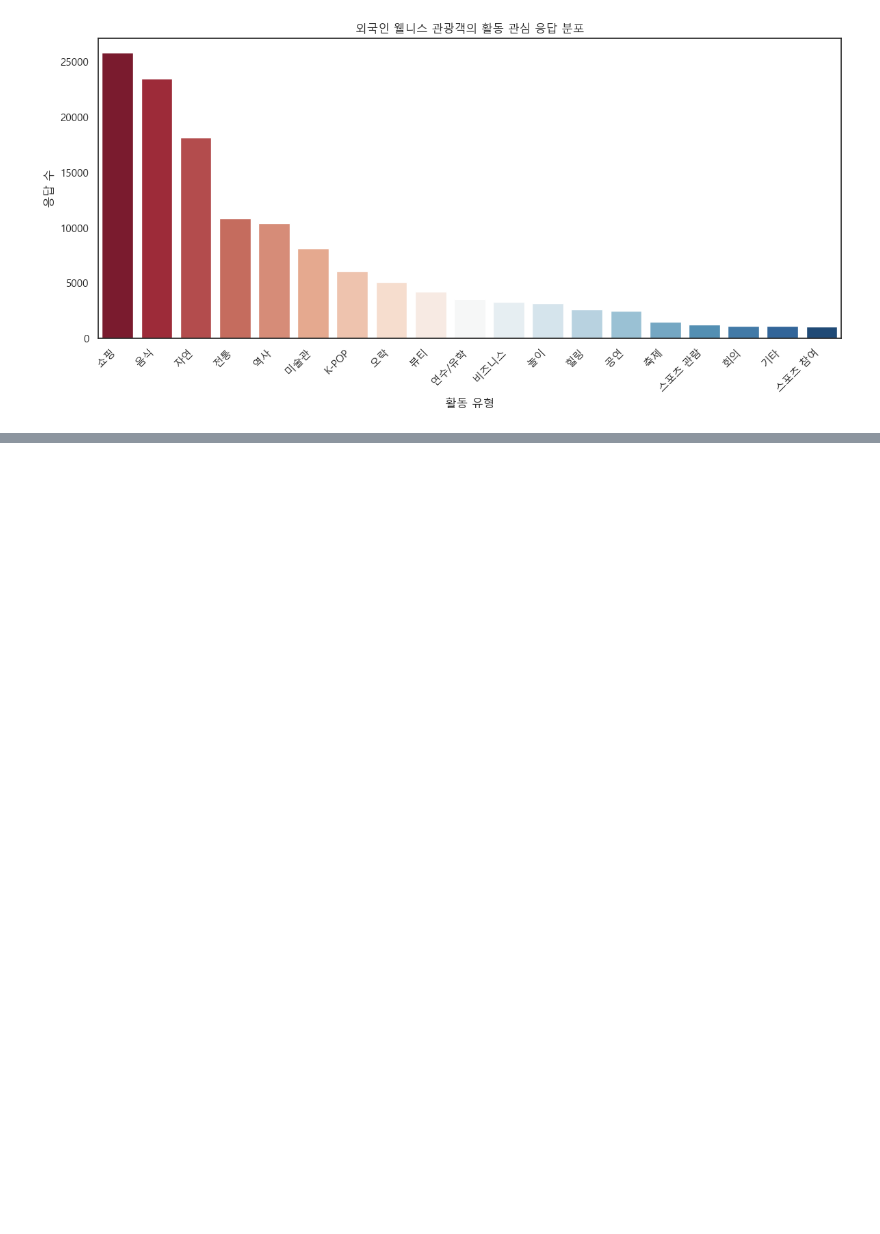
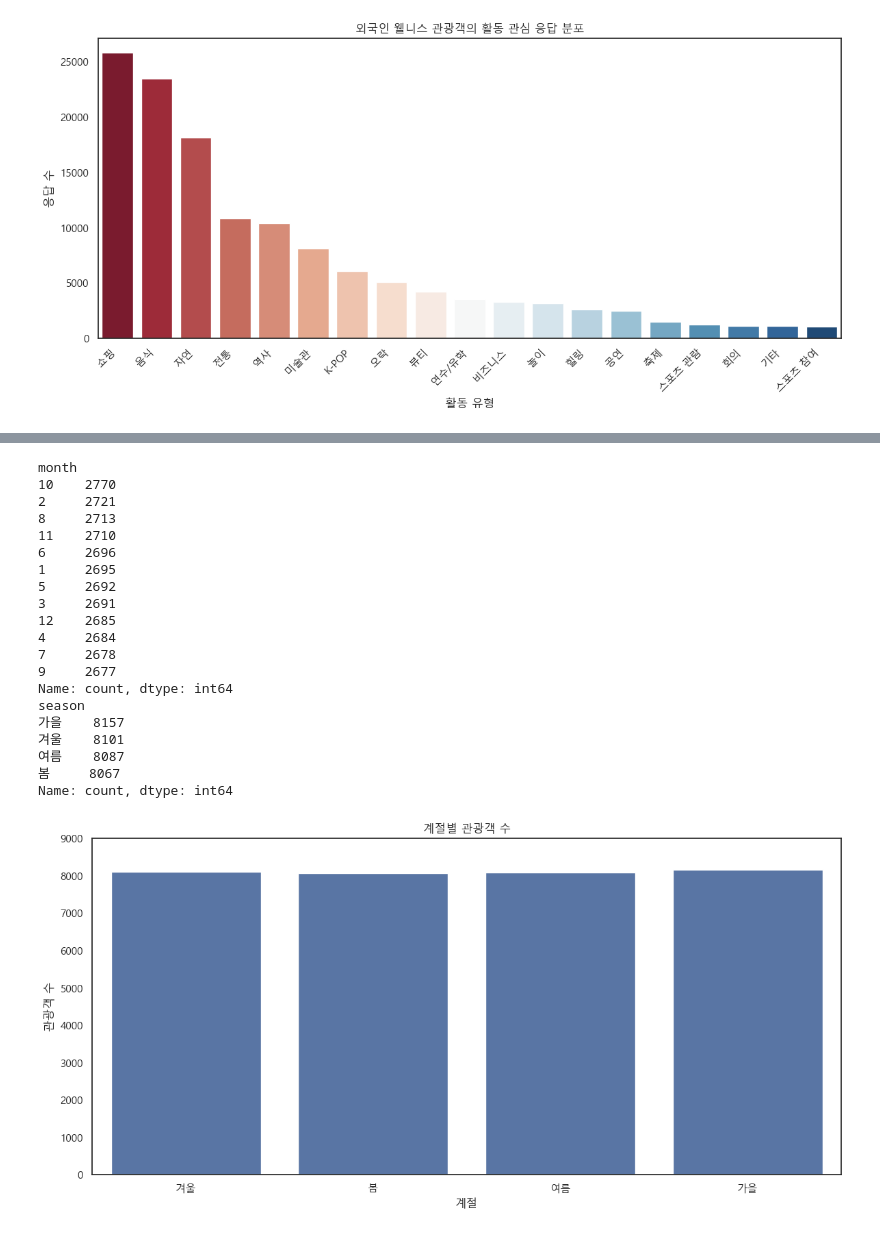
Before and after one commit to tamx2y/wellness_tour, a Jupyter notebook: 02_infoaccess/05_descriptive statistics.ipynb, the cells around one changed output, grey strips where cells are left out. Drawn from its saved outputs; the diff is of its cells as text; code cells hidden in the pictures; blank space fills up the shorter version.

```diff
--- a/02_infoaccess/05_descriptive statistics.ipynb
+++ b/02_infoaccess/05_descriptive statistics.ipynb
@@ -425,0 +465,49 @@ Passing `palette` without assigning `hue` is deprecated and will be removed in v
+# %%
+# month -> 월별로도
+print(d34['month'].value_counts())
+
+# season -> 계절별로도 큰 차이 없음..? 진짜로?
+def season(month):
+    if month in [3, 4, 5] :
+        return '봄'
+    elif month in [6, 7, 8] :
+        return '여름'
+    elif month in [9, 10, 11]:
+        return '가을'
+    elif month in [12, 1, 2] :
+        return '겨울'
+    else :
+        return 'unknown'
+
+d34['season'] = d34['month'].apply(season)
+print(d34['season'].value_counts())
+
+sns.countplot(x='season', data=d34)
+plt.title("계절별 관광객 수")
+plt.xlabel("계절")
+plt.ylabel("관광객 수")
+plt.ylim(0, 9000)
+plt.tight_layout()
+plt.show()
+# %% [output]
+month
+10    2770
+2     2721
+8     2713
+11    2710
+6     2696
+1     2695
+5     2692
+3     2691
+12    2685
+4     2684
+7     2678
+9     2677
+Name: count, dtype: int64
+season
+가을    8157
+겨울    8101
+여름    8087
+봄     8067
+Name: count, dtype: int64
+[figure, added]
```
Also changed, not shown: parts of 11 cells of this notebook, 2 other files.
